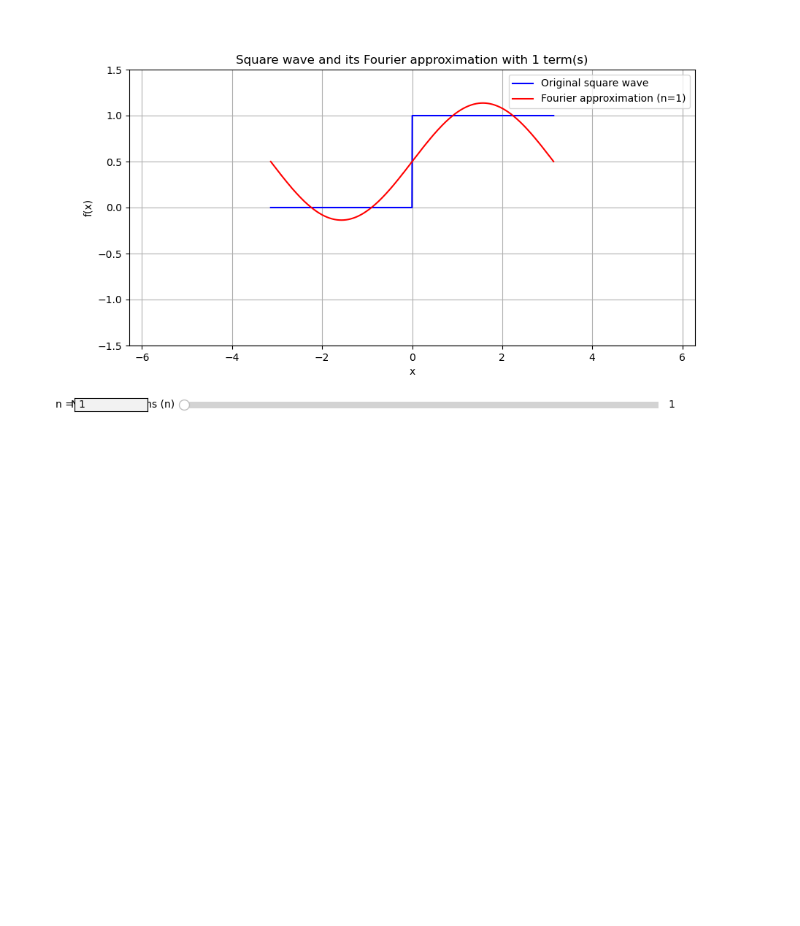
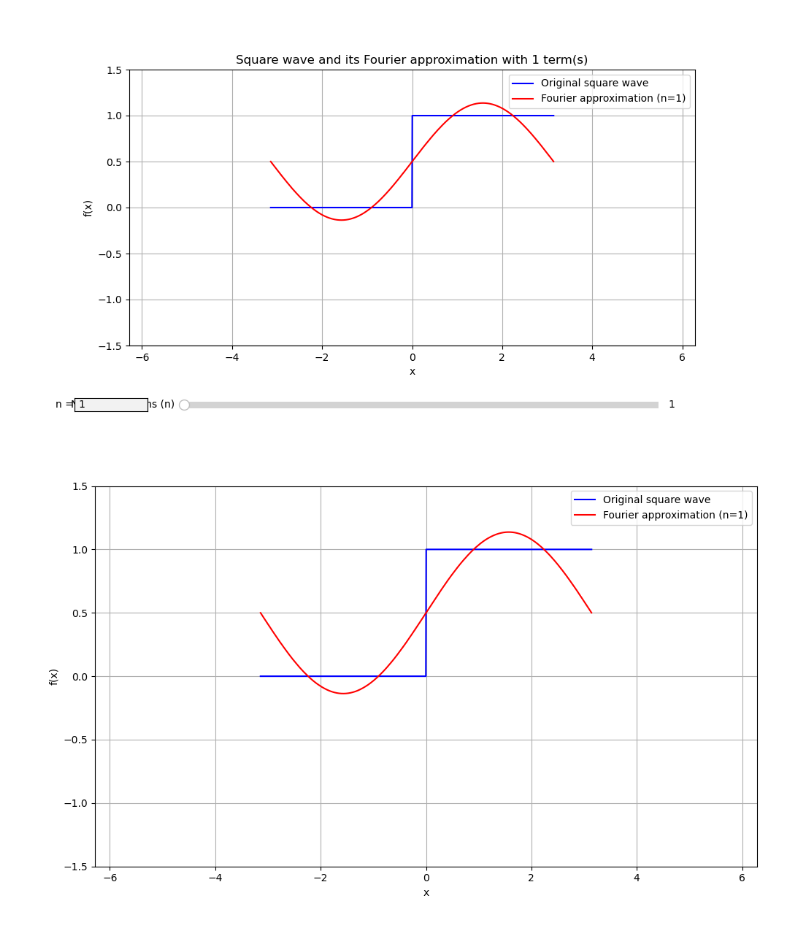
Before and after one commit to Shruti-Karandikar/fourier, a Jupyter notebook: fs_interactive.ipynb, the cells around one changed output. Drawn from its saved outputs; the diff is of its cells as text; code cells hidden in the pictures; blank space fills up the shorter version.

Commit message:
interactive plots

```diff
--- a/fs_interactive.ipynb
+++ b/fs_interactive.ipynb
@@ -79,3 +82,68 @@ text_box.on_submit(submit_n)
 plt.show()
 # %% [output]
 [figure]
+# %%
+# Create the x domain
+x_a = np.linspace(-1*np.pi, np.pi, 1000)
+
+# Original square wave function
+def create_square_wave(x):
+    x1 = np.sign(np.sin(x))
+    x1[:len(x)//2] = 0
+    return x1
+
+# Corrected Fourier series function
+def fourier_series_sqr(x, n):
+    f = 0.5
+    for k in range(n):
+        f += (2 / ((2*k + 1)* np.pi)) * np.sin((2*k + 1) * x)
+    return f
+
+# Create figure and axis
+fig, ax = plt.subplots(figsize=(10, 6))
+
+# Original function
+original = create_square_wave(x_a)
+original_line, = ax.plot(x_a, original, 'b-', label='Original square wave')
+
+# Initial Fourier approximation
+initial_n = 1
+fourier_line, = ax.plot(x_a, fourier_series_sqr(x_a, initial_n), 'r-',
+                       label=f'Fourier approximation (n={initial_n})')
+
+# Set up the plot
+ax.set_ylim(-1.5, 1.5)
+ax.set_xlim(-2*np.pi, 2*np.pi)
+ax.set_xlabel('x')
+ax.set_ylabel('f(x)')
+ax.grid(True)
+ax.legend(loc='upper right')
+
+# Define max number of terms for animation
+max_terms = 30
+
+# Animation function
+def animate(frame):
+    print(f'animating frame {frame}')
+    n = frame + 1  # Start from n=1
+
+    # Update the Fourier approximation line
+    fourier_data = fourier_series_sqr(x_a, n)
+    fourier_line.set_ydata(fourier_data)
+
+    # Update the title and label
+    ax.set_title(f'Square wave and its Fourier approximation with {n} term(s)')
+    fourier_line.set_label(f'Fourier approximation (n={n})')
+
+    # Update legend
+    ax.legend(loc='upper right')
+
+    return fourier_line,
+
+# Create animation
+ani = animation.FuncAnimation(fig, animate, frames=max_terms, blit=False, interval=3000, repeat=False)
+
+plt.tight_layout()
+plt.show()
+# %% [output]
+[figure, added]
```
Also changed, not shown: parts of 1 cell of this notebook.
